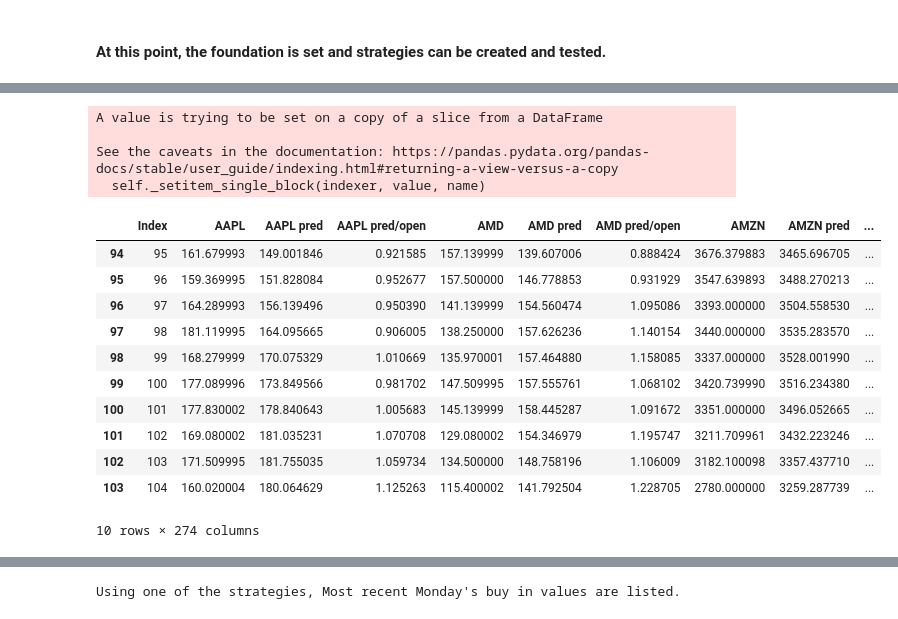
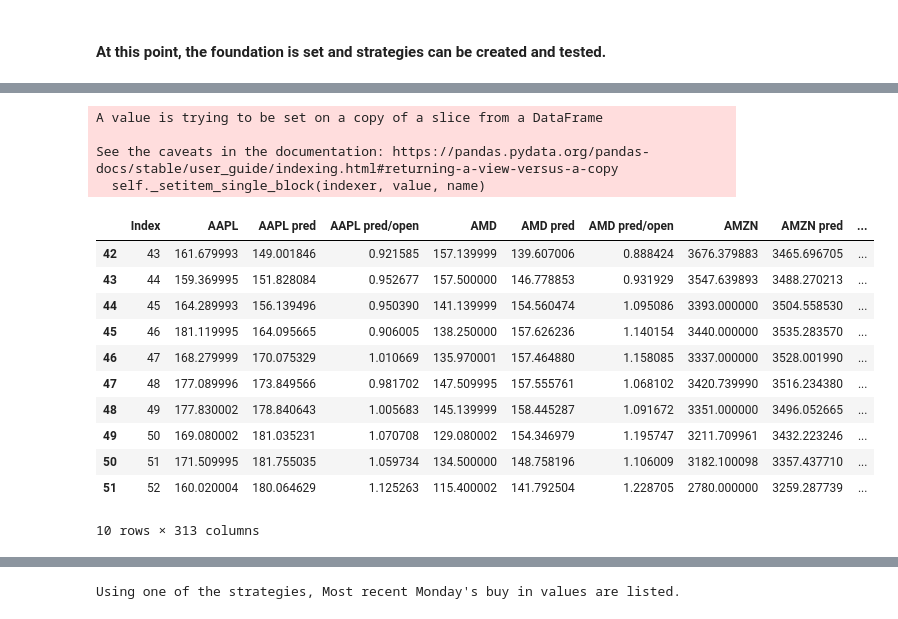
Before and after one commit to applewjr/Stock_Projects, a Jupyter notebook: revisions5_opt5.ipynb, the cells around one changed output, grey strips where cells are left out. Saved outputs shown, nothing was run; the diff lists cells and outputs as text; code cells hidden in the pictures.

```diff
--- a/revisions5_opt5.ipynb
+++ b/revisions5_opt5.ipynb
@@ -88,5 +90,10 @@ ymd
 # %%
 ##### User choices go here #####
+
+# stocks or crypto
+trade_type = 'stock'
+# trade_type = 'crypto'
+
 
 # choose stocks of interest
 # stocks chosen must all have data for full range of dates
@@ -96,7 +103,7 @@ stock_list = ['AAPL', 'AMD', 'AMZN', 'CRM', 'GOOG', 'INTC', 'MSFT', 'NVDA', 'QQQ
 
 # stock_list = ['^GSPC'] # AKA S&P 500
 # stock_list = ['VFIAX', 'VTIAX', 'VTSAX']
-# stock_list = ['BTC-USD']
+# stock_list = ['BTC-USD', 'ETH-USD','DOGE-USD']
 # stock_list = ['AAPL', 'SQ', 'TSLA'] # quicker for test runs
 # stock_list = ['TDOC', 'PINS'] # for net loss test runs
 # stock_list = ['OSBC', 'MZZ', 'AEPPL', 'LDOS', 'AXU', 'ACM', 'MIND', 'PESI', 'JBT', 'FMN', ] # randomly pulled stocks
@@ -116,7 +123,7 @@ contrib_amt = [5.00, 3.75, 2.50, 1.25, 2.50, 3.75, 2.50, 3.75, 2.50, 2.50, 2.50,
 
 # weeks to cover (not necessarily the number of weeks where investing occurs)
 # 52 = 1 year, 104 = 2 years, etc
-total_weeks = 104
+total_weeks = 52
 
 # invest every nth week
 # 1 = every week, 2 = every 2 weeks, etc
@@ -160,7 +167,7 @@ invest = float('inf')
 ##### 'choices' that should really be left alone #####
 
 # number of years to visualize
-if stock_list == ['BTC-USD']:
+if trade_type == 'crypto':
     day_hist = (total_weeks*7)+roll_days+1 # choose for crypto ~ trading every day
 else:
     day_hist = (total_weeks*5)+roll_days+1 # choose for stocks ~ trading about 5 days per week
@@ -709,9 +725,9 @@ for j, z in zip(stock_list, contrib_amt):
             df[str(j) +' opt5'].iloc[i] = z
         else:
             #df[str(j) +' opt5'].iloc[i] = round(z * df[str(j) +' pred/open2'].iloc[i] * multiplier,0)
-            df[str(j) +' opt5'].iloc[i] = z * df[str(j) +' pred/open2'].iloc[i] * multiplier
+            df[str(j) +' opt5'].iloc[i] = round(z * df[str(j) +' pred/open2'].iloc[i] * multiplier,2)
         df[str(j) +' opt5_stk'].iloc[i] = df[str(j) +' opt5'].iloc[i]/df[str(j)].iloc[i]
-        v -= z*df[str(j) +' pred/open2'].iloc[i]
+        v -= z*df[str(j) +' pred/open2'].iloc[i] ### isn't correct for this algorithm, don't worry about it while I'm going with inf invest
         if i == (len(df)-1):
             t = i
         else:
@@ -729,7 +745,7 @@ for j, z in zip(stock_list, contrib_amt):
         else:
             df[str(j) +' opt6'].iloc[i] = z * multiplier2
         df[str(j) +' opt6_stk'].iloc[i] = df[str(j) +' opt6'].iloc[i]/df[str(j)].iloc[i]
-        v -= z*df[str(j) +' pred/open2'].iloc[i]
+        v -= z*df[str(j) +' pred/open2'].iloc[i] ### isn't correct for this algorithm, don't worry about it while I'm going with inf invest
         if i == (len(df)-1):
             t = i
         else:
@@ -742,46 +758,78 @@ for j, z in zip(stock_list, contrib_amt):
     df[str(j) +' opt7_stk'] = 0
     v = invest
     for i in range(len(df)):
         if df[str(j) +' pred/open2'].iloc[i] < buyvalue2:
             df[str(j) +' opt7'].iloc[i] = z
         else:
             # df[str(j) +' opt7'].iloc[i] = round(z * df[str(j) +' pred/open2'].iloc[i] * multiplier3,0)
-            df[str(j) +' opt7'].iloc[i] = z * df[str(j) +' pred/open2'].iloc[i] * multiplier3
+            df[str(j) +' opt7'].iloc[i] = round(z * df[str(j) +' pred/open2'].iloc[i] * multiplier3,2)
         df[str(j) +' opt7_stk'].iloc[i] = df[str(j) +' opt7'].iloc[i]/df[str(j)].iloc[i]
-        v -= z*df[str(j) +' pred/open2'].iloc[i]
+        v -= z*df[str(j) +' pred/open2'].iloc[i] ### isn't correct for this algorithm, don't worry about it while I'm going with inf invest
         if i == (len(df)-1):
             t = i
         else:
             t = i+1
         if v < z*df[str(j) +' pred/open2'].iloc[t]:
             break
 
+
+
+######################## I/P
+# for j, z in zip(stock_list, contrib_amt):
+# opt8
+    df[str(j) +' opt8'] = 0
+    df[str(j) +' opt8_sell'] = 0 ############# must track how much I sell. I can just sum the purchases and sales
+    df[str(j) +' opt8_stk'] = 0
+
+    v = invest
+    stock_non_neg = 0 ########### make sure stock in never negativew
+
+    for i in range(len(df)):
+        if df[str(j) +' pred/open2'].iloc[i] < buyvalue and df[str(j) +' pred/open2'].iloc[i] > 1/buyvalue: # buy normal
+            df[str(j) +' opt8'].iloc[i] = z
+        elif df[str(j) +' pred/open2'].iloc[i] > buyvalue: # buy higher
+            df[str(j) +' opt8'].iloc[i] = round(z * df[str(j) +' pred/open2'].iloc[i] * multiplier, 2)
+        else: # sell option
+            df[str(j) +' opt8'].iloc[i] = round(z / 1/df[str(j) +' pred/open2'].iloc[i] * multiplier * -1, 2)
+
+        df[str(j) +' opt8_stk'].iloc[i] = df[str(j) +' opt8'].iloc[i]/df[str(j)].iloc[i] # stock gain/loss per week
+
+        stock_non_neg += df[str(j) +' opt8_stk'].iloc[i]
+            ######## how to recursively not buy in when the stock will hit negative? maybe set dummy mirror variables?
+
+        v -= z*df[str(j) +' pred/open2'].iloc[i] ### isn't correct for this algorithm, don't worry about it while I'm going with inf invest
+        if i == (len(df)-1):
+            t = i
+        else:
+            t = i+1
+        if v < z*df[str(j) +' pred/open2'].iloc[t]:
+            break
 
 # export data at current date/time
 try:
     ymdt = ymd + '_' + datetime.datetime.now().strftime('%H%M%S')
     df.to_csv(f'C:/Users/james/OneDrive/Desktop/Projects/Stocks_1/stocks_df_export_{ymdt}.csv', index = False)
 except:
     print('Can\'t export data')
 
 df.tail(10)
 # %% [output]
 A value is trying to be set on a copy of a slice from a DataFrame
 
 See the caveats in the documentation: https://pandas.pydata.org/pandas-docs/stable/user_guide/indexing.html#returning-a-view-versus-a-copy
   self._setitem_single_block(indexer, value, name)
 |  | Index | AAPL | AAPL pred | AAPL pred/open | AMD | AMD pred | AMD pred/open | AMZN | AMZN pred | ... |
-| 94 | 95 | 161.679993 | 149.001846 | 0.921585 | 157.139999 | 139.607006 | 0.888424 | 3676.379883 | 3465.696705 | ... |
-| 95 | 96 | 159.369995 | 151.828084 | 0.952677 | 157.500000 | 146.778853 | 0.931929 | 3547.639893 | 3488.270213 | ... |
-| 96 | 97 | 164.289993 | 156.139496 | 0.950390 | 141.139999 | 154.560474 | 1.095086 | 3393.000000 | 3504.558530 | ... |
-| 97 | 98 | 181.119995 | 164.095665 | 0.906005 | 138.250000 | 157.626236 | 1.140154 | 3440.000000 | 3535.283570 | ... |
-| 98 | 99 | 168.279999 | 170.075329 | 1.010669 | 135.970001 | 157.464880 | 1.158085 | 3337.000000 | 3528.001990 | ... |
-| 99 | 100 | 177.089996 | 173.849566 | 0.981702 | 147.509995 | 157.555761 | 1.068102 | 3420.739990 | 3516.234380 | ... |
-| 100 | 101 | 177.830002 | 178.840643 | 1.005683 | 145.139999 | 158.445287 | 1.091672 | 3351.000000 | 3496.052665 | ... |
-| 101 | 102 | 169.080002 | 181.035231 | 1.070708 | 129.080002 | 154.346979 | 1.195747 | 3211.709961 | 3432.223246 | ... |
-| 102 | 103 | 171.509995 | 181.755035 | 1.059734 | 134.500000 | 148.758196 | 1.106009 | 3182.100098 | 3357.437710 | ... |
-| 103 | 104 | 160.020004 | 180.064629 | 1.125263 | 115.400002 | 141.792504 | 1.228705 | 2780.000000 | 3259.287739 | ... |
+| 42 | 43 | 161.679993 | 149.001846 | 0.921585 | 157.139999 | 139.607006 | 0.888424 | 3676.379883 | 3465.696705 | ... |
+| 43 | 44 | 159.369995 | 151.828084 | 0.952677 | 157.500000 | 146.778853 | 0.931929 | 3547.639893 | 3488.270213 | ... |
+| 44 | 45 | 164.289993 | 156.139496 | 0.950390 | 141.139999 | 154.560474 | 1.095086 | 3393.000000 | 3504.558530 | ... |
+| 45 | 46 | 181.119995 | 164.095665 | 0.906005 | 138.250000 | 157.626236 | 1.140154 | 3440.000000 | 3535.283570 | ... |
+| 46 | 47 | 168.279999 | 170.075329 | 1.010669 | 135.970001 | 157.464880 | 1.158085 | 3337.000000 | 3528.001990 | ... |
+| 47 | 48 | 177.089996 | 173.849566 | 0.981702 | 147.509995 | 157.555761 | 1.068102 | 3420.739990 | 3516.234380 | ... |
+| 48 | 49 | 177.830002 | 178.840643 | 1.005683 | 145.139999 | 158.445287 | 1.091672 | 3351.000000 | 3496.052665 | ... |
+| 49 | 50 | 169.080002 | 181.035231 | 1.070708 | 129.080002 | 154.346979 | 1.195747 | 3211.709961 | 3432.223246 | ... |
+| 50 | 51 | 171.509995 | 181.755035 | 1.059734 | 134.500000 | 148.758196 | 1.106009 | 3182.100098 | 3357.437710 | ... |
+| 51 | 52 | 160.020004 | 180.064629 | 1.125263 | 115.400002 | 141.792504 | 1.228705 | 2780.000000 | 3259.287739 | ... |
-10 rows × 274 columns
+10 rows × 313 columns
 # %%
 #df
 #df.to_csv(f'/Volumes/Google Drive/My Drive/Python/other_projects/data_export.csv', index = False)
```
Also changed, not shown: parts of 20 cells of this notebook.
